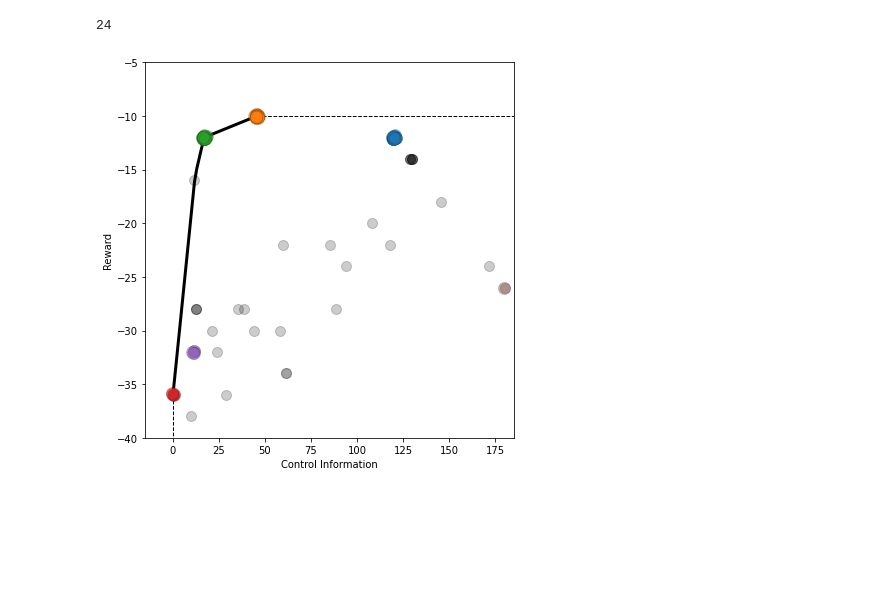
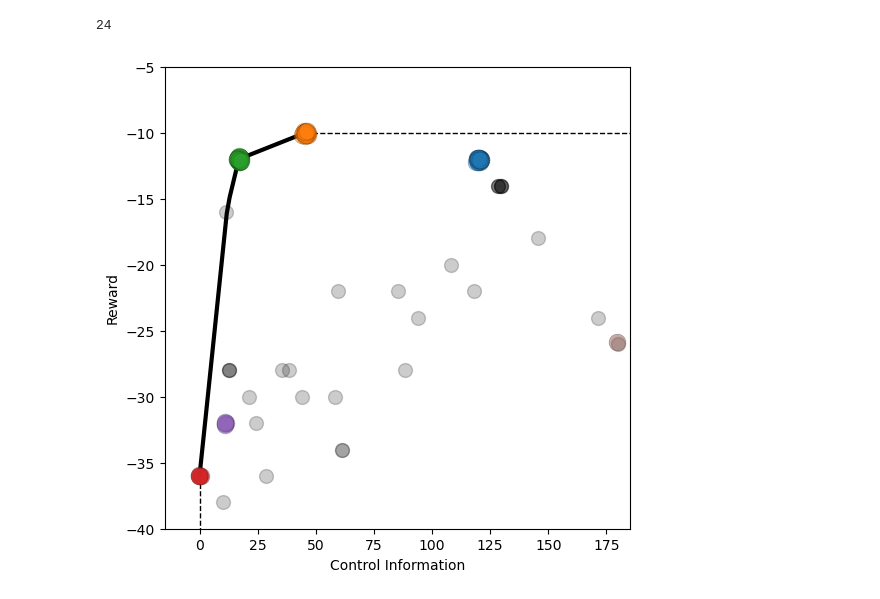
Before and after one commit to gllancia/Humans-account-for-cognitive-costs-when-finding-shortcuts, a Jupyter notebook: notebooks/02_infoRL_modeling.ipynb, the cells around one changed output. Saved outputs shown, nothing was run; the diff lists cells and outputs as text; code cells hidden in the pictures; blank space fills up the shorter version.

```diff
--- a/notebooks/02_infoRL_modeling.ipynb
+++ b/notebooks/02_infoRL_modeling.ipynb
@@ -129,48 +131,52 @@ for dsp in start_goal_positions.index:
 # %%
 #with open('../data/processed/theoretical_curves.json', 'w') as f:
 #    json.dump(th_curve,f)
-with open('../data/graphs/theoretical_curves.json', 'r') as f:
+with open('../data/processed/theoretical_curves.json', 'r') as f:
     th_curve= json.load(f)
 # %%
 # plot figure 4A
 
 extremes = [[110,125,10,15], [35,50,10,14], [10,25,10,15], [-5,5,35,40], [10,15,31,35], [175,190,25,30]]
 
-dsp = 6
+dsp = str(6)
 plt.figure(figsize=(6,6))
+
+
+#plt.text(-45,-7,"A)",fontsize=20)
+
 xs = list(th_curve[dsp]["ci"].values())
 ys = -np.array(list(th_curve[dsp]["n_steps"].values()))
 plt.plot(xs,ys,c="k",linewidth=3,zorder=0)
 plt.plot([xs[-1],185],[ys[-1],ys[-1]],"--",c="k",linewidth=1,zorder=0)
 plt.plot([xs[0],xs[0]],[ys[0],-40],"--",c="k",linewidth=1,zorder=0)
 
 dsp = int(dsp)
 row = (CI_df.dsp_goal==dsp)
 xs = CI_df[row].control_info
 ys = -CI_df[row].n_states_visited
 plt.scatter(xs,ys,s=100,alpha=0.2,c="k",zorder=0)
 
 for e in extremes:
     row = (  (CI_df.dsp_goal==dsp)
            & (CI_df.control_info>=e[0]) & (CI_df.control_info<=e[1])
            & (CI_df.n_states_visited>=e[2]) & (CI_df.n_states_visited<=e[3])
            )
 
     xs = CI_df[row].control_info
     xs = xs + np.random.normal(0,0.5,size=len(xs))
     ys = -CI_df[row].n_states_visited
     ys = ys + np.random.normal(0,0.1,size=len(ys))
     plt.scatter(xs,ys,s=150,alpha=0.5,edgecolors="k",linewidth=0.2,zorder=1)
 
 plt.xlim([-15,185])
 plt.ylim([-40,-5])
 plt.ylabel("Reward")
 plt.xlabel("Control Information")
 #plt.title(f"DSP {dsp}")
-plt.tight_layout()
-plt.savefig("out/Fig4_A.png",dpi=300)
+#plt.tight_layout()
+plt.savefig("out/Fig4_A.png",dpi=600)
 # %% [output]
-[figure, old version]
+[figure, new version]
 # %%
 # plot figure 4B-G
 
```
Also changed, not shown: parts of 2 cells of this notebook, 8 other files.
